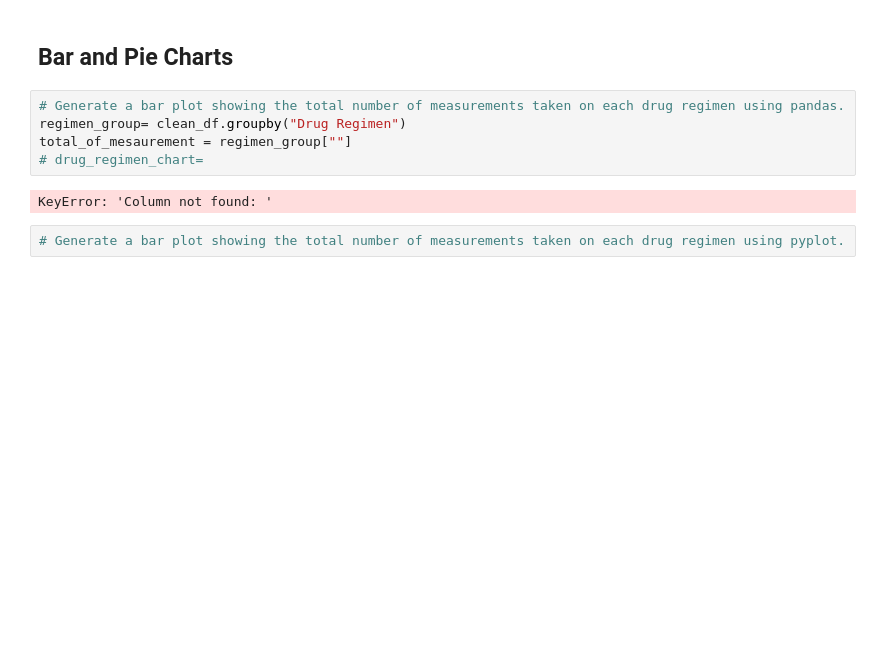
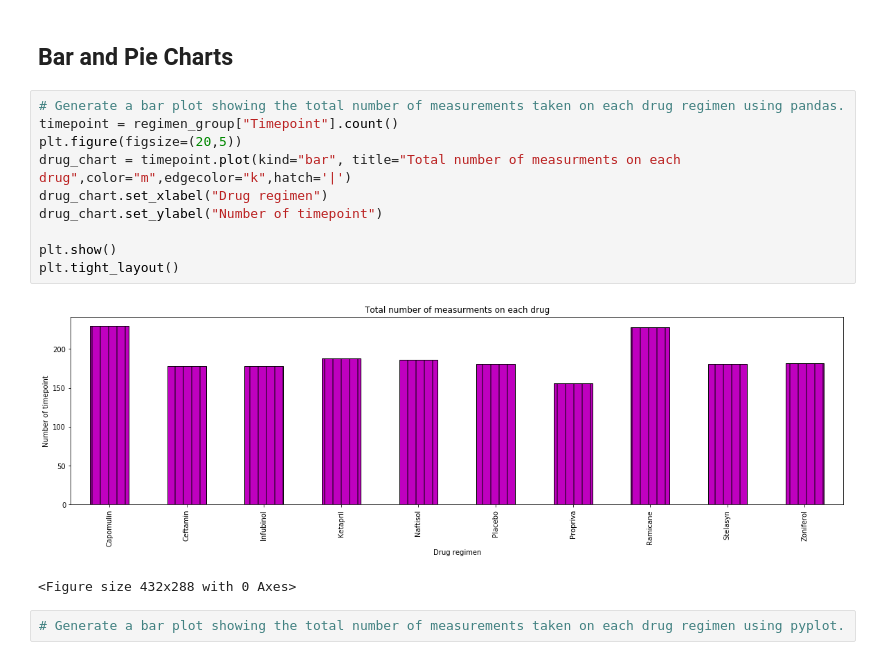
Before and after one commit to HaifaNajdawi/Matplotlib_The_power_of_plot, a Jupyter notebook: Pymaceuticals/pymaceuticals_starter.ipynb, the cells around one changed output. Cells and saved outputs as stored; diff of their text form; blank space fills up the shorter version.

Commit message:
plot

```diff
--- a/Pymaceuticals/pymaceuticals_starter.ipynb
+++ b/Pymaceuticals/pymaceuticals_starter.ipynb
@@ -111,11 +111,17 @@ sammary_single_line.head()
 ## Bar and Pie Charts
 # %%
 # Generate a bar plot showing the total number of measurements taken on each drug regimen using pandas.
-regimen_group= clean_df.groupby("Drug Regimen")
-total_of_mesaurement = regimen_group[""]
-# drug_regimen_chart=
+timepoint = regimen_group["Timepoint"].count()
+plt.figure(figsize=(20,5))
+drug_chart = timepoint.plot(kind="bar", title="Total number of measurments on each drug",color="m",edgecolor="k",hatch='|')
+drug_chart.set_xlabel("Drug regimen")
+drug_chart.set_ylabel("Number of timepoint")
+
+plt.show()
+plt.tight_layout()
 # %% [output]
+[figure, added]
-KeyError: 'Column not found: '
+<Figure size 432x288 with 0 Axes>
 # %%
 # Generate a bar plot showing the total number of measurements taken on each drug regimen using pyplot.
 # %%
```
Also changed, not shown: parts of 4 cells of this notebook.
